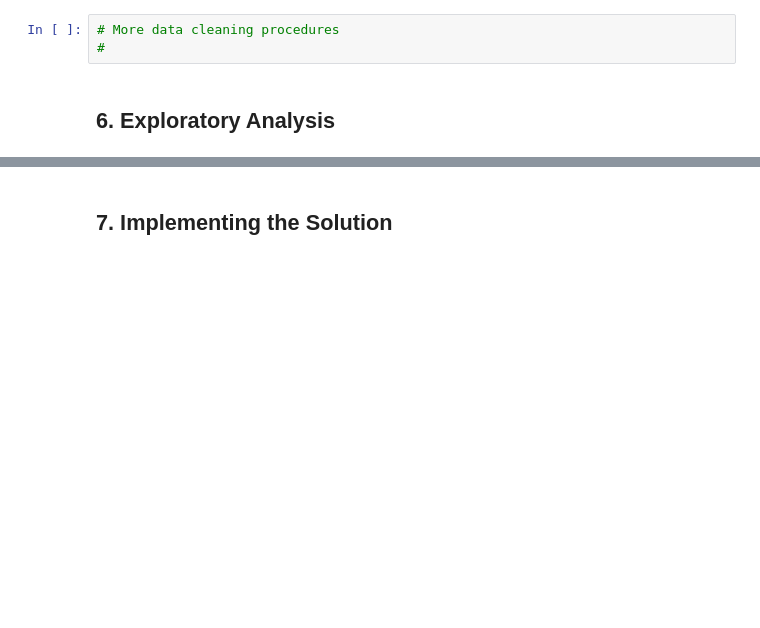
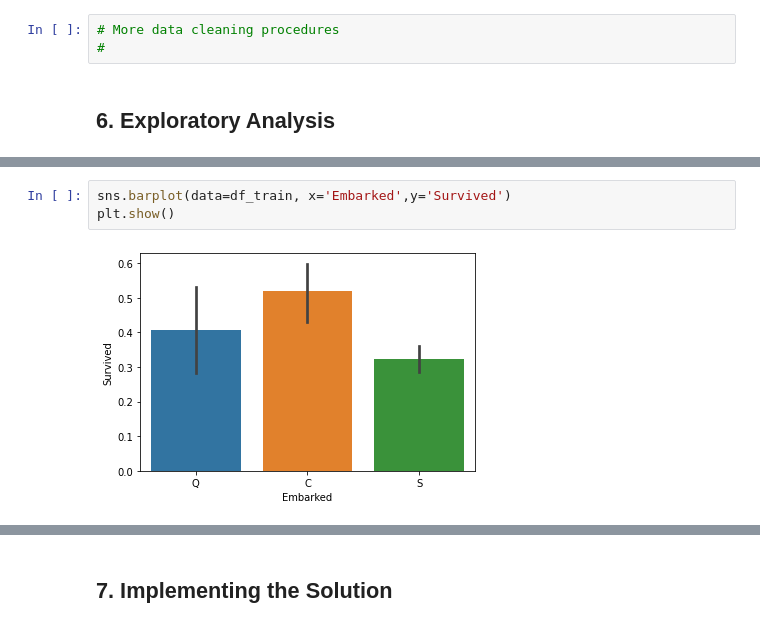
Before and after one commit to BrianMoringa/Core-week-9-IP-Submission, a Jupyter notebook: Notebook1_Core_module_II_Week_9_Brian_Onchweri.ipynb, the cells around one changed output, grey strips where cells are left out. Saved outputs shown, nothing was run; the diff lists cells and outputs as text; blank space fills up the shorter version.

```diff
--- a/Notebook1_Core_module_II_Week_9_Brian_Onchweri.ipynb
+++ b/Notebook1_Core_module_II_Week_9_Brian_Onchweri.ipynb
@@ -117,0 +147,5 @@ An example would be suppose that you're working with a dataset on the population
+# %%
+sns.barplot(data=df_train, x='Embarked',y='Survived')
+plt.show()
+# %% [output]
+[figure, added]
```
Also changed, not shown: parts of 44 cells of this notebook.
